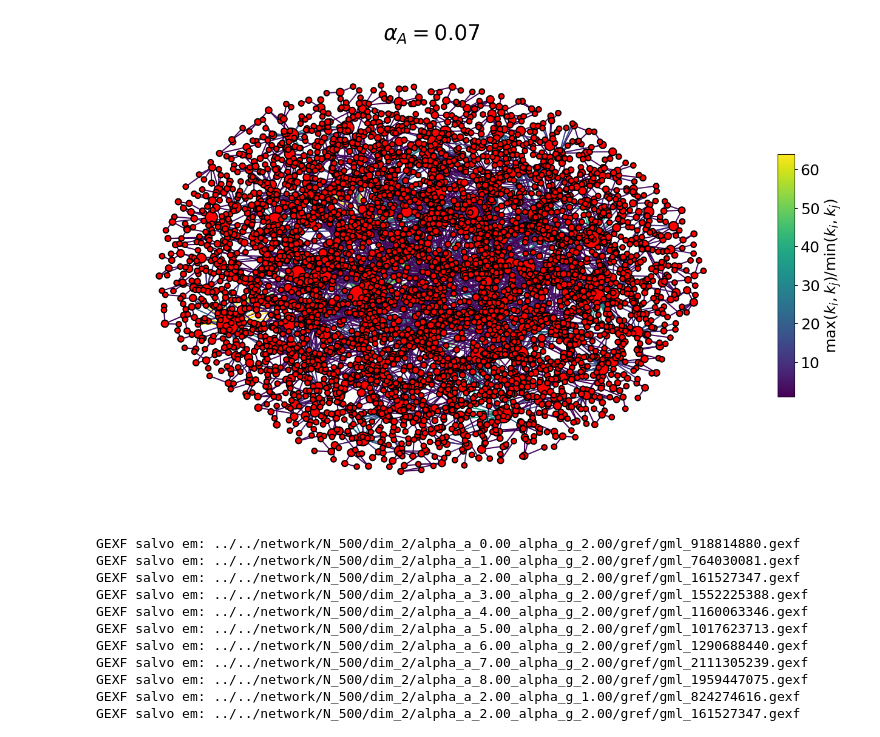
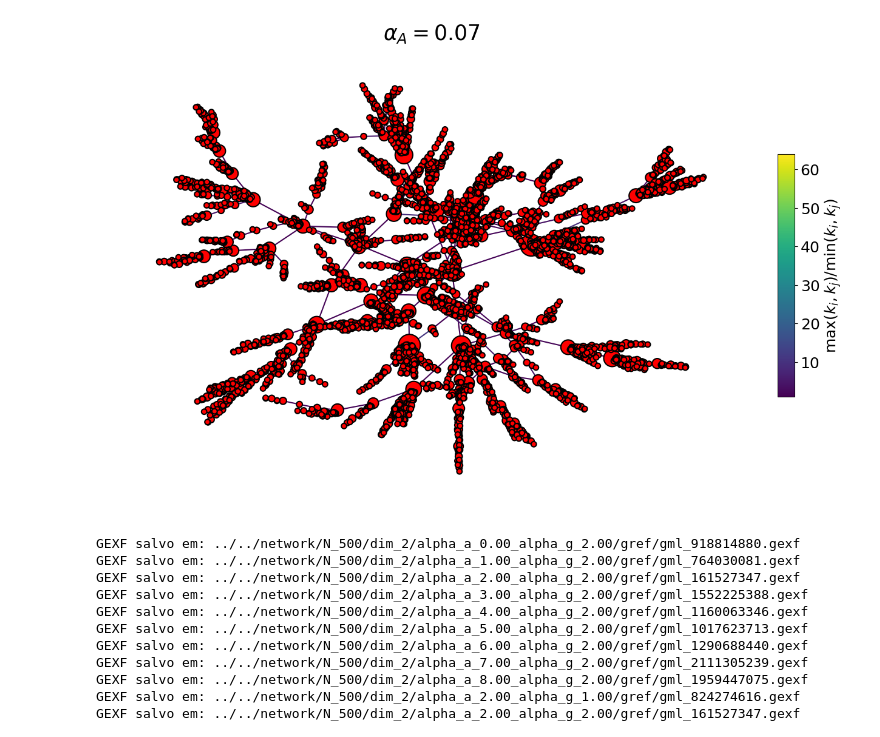
Before and after one commit to JuniorAlencar/SpatialPreferential, a Jupyter notebook: scripts/jupyter/network_distances.ipynb, the cells around one changed output. Cells and saved outputs as stored; diff of their text form; code cells hidden in the pictures.

```diff
--- a/scripts/jupyter/network_distances.ipynb
+++ b/scripts/jupyter/network_distances.ipynb
@@ -35,6 +35,21 @@ def plot_network_distances(N, dim, alpha_a, alpha_g, alpha_g_variable=True):
         if 'x' in data and 'y' in data
     }
 
+    # Afastamento global das posições (mantendo layout relativo)
+    scale_factor = 10.0  # quanto maior, mais separação
+
+    # Centraliza e escala
+    x_vals, y_vals = zip(*pos.values())
+    x_mean = np.mean(x_vals)
+    y_mean = np.mean(y_vals)
+
+    for n in pos:
+        x, y = pos[n]
+        x_centered = x - x_mean
+        y_centered = y - y_mean
+        pos[n] = (x_centered * scale_factor, y_centered * scale_factor)
+
+
     degrees = dict(G.degree())
     node_sizes = [30 + 10 * degrees[n] for n in G.nodes()]
 
@@ -56,7 +71,7 @@ def plot_network_distances(N, dim, alpha_a, alpha_g, alpha_g_variable=True):
     nx.draw_networkx_nodes(
         G, pos,
         node_size=node_sizes,
-        node_color='red',  # cor fixa
+        node_color='red',
         edgecolors='black',
         linewidths=1.5,
         ax=ax
@@ -86,9 +101,7 @@ def plot_network_distances(N, dim, alpha_a, alpha_g, alpha_g_variable=True):
     plt.savefig(path_network + f"/N_{N}_dim_{dim}_alpha_a_{alpha_a}_alpha_g_{alpha_g}.png", dpi=300, bbox_inches='tight')
     plt.show()
 
-
 def plot_network_degree_ratio(N, dim, alpha_a, alpha_g, alpha_g_variable=True):
-
     dir_graphml = f"../../network/N_{N}/dim_{dim}/alpha_a_{alpha_a:.2f}_alpha_g_{alpha_g:.2f}/gref/"
     file_graphml = select_first_graphml_file(N, dim, alpha_a, alpha_g)
     path = dir_graphml + file_graphml
@@ -100,6 +113,21 @@ def plot_network_degree_ratio(N, dim, alpha_a, alpha_g, alpha_g_variable=True):
         for n, data in G.nodes(data=True)
         if 'x' in data and 'y' in data
     }
+
+    # Afastamento global das posições (mantendo layout relativo)
+    scale_factor = 100.0  # quanto maior, mais separação
+
+    # Centraliza e escala
+    x_vals, y_vals = zip(*pos.values())
+    x_mean = np.mean(x_vals)
+    y_mean = np.mean(y_vals)
+
+    for n in pos:
+        x, y = pos[n]
+        x_centered = x - x_mean
+        y_centered = y - y_mean
+        pos[n] = (x_centered * scale_factor, y_centered * scale_factor)
+
 
     degrees = dict(G.degree())
     node_sizes = [30 + 10 * degrees[n] for n in G.nodes()]
@@ -123,7 +151,7 @@ def plot_network_degree_ratio(N, dim, alpha_a, alpha_g, alpha_g_variable=True):
     nx.draw_networkx_nodes(
         G, pos,
         node_size=node_sizes,
-        node_color='red',  # cor fixa
+        node_color='red',
         edgecolors='black',
         linewidths=1.5,
         ax=ax
@@ -144,34 +172,35 @@ def plot_network_degree_ratio(N, dim, alpha_a, alpha_g, alpha_g_variable=True):
     cax2 = fig.add_axes([0.92, 0.3, 0.02, 0.4])
     cb2 = ColorbarBase(cax2, cmap=cm.viridis, norm=norm_ratio)
     cb2.set_label(r"$\max(k_i, k_j) / \min(k_i, k_j)$", fontsize=18)
     cb2.ax.tick_params(labelsize=18)
 
     ax.set_title(fr"$\alpha_G = {alpha_g}$" if alpha_g_variable else fr"$\alpha_A = {alpha_a}$", fontsize=25)
     path_network = "../../results/network/degree_ratio_alpha_g" if alpha_g_variable else "../../results/network/degree_ratio"
     os.makedirs(path_network, exist_ok=True)
 
     plt.savefig(path_network + f"/N_{N}_dim_{dim}_alpha_a_{alpha_a}_alpha_g_{alpha_g}.png", dpi=300, bbox_inches='tight')
     plt.show()
 
+
 N = 5000
 dim = 1
 alpha_a = 0.07
 alpha_ag_f = 2.00
 #plot_network_distances(N, dim, alpha_a, alpha_ag_f, alpha_g_variable=False)
 plot_network_degree_ratio(N, dim, alpha_a, alpha_ag_f, alpha_g_variable=False)
 # N = 500
 # dim = 2
 # alpha_ag_f = 2.0
 # alpha_g_v = [1.0, 2.0, 3.0, 4.0, 5.0, 6.0, 7.0, 8.0, 9.0]
 # alpha_a_v = [0.0, 1.0, 2.0, 3.0, 4.0, 5.0, 6.0, 7.0, 8.0]
 # for alpha_a in alpha_a_v:
 #     plot_network_distances(N, dim, alpha_a, alpha_ag_f, alpha_g_variable=False)
 
 # for alpha_g in alpha_g_v:
 
 #     plot_network_distances(N, dim, alpha_ag_f, alpha_g, alpha_g_variable=True)
 # %% [output]
-[figure, old version]
+[figure, new version]
 # %%
 N = 500
 dim = 2
```
